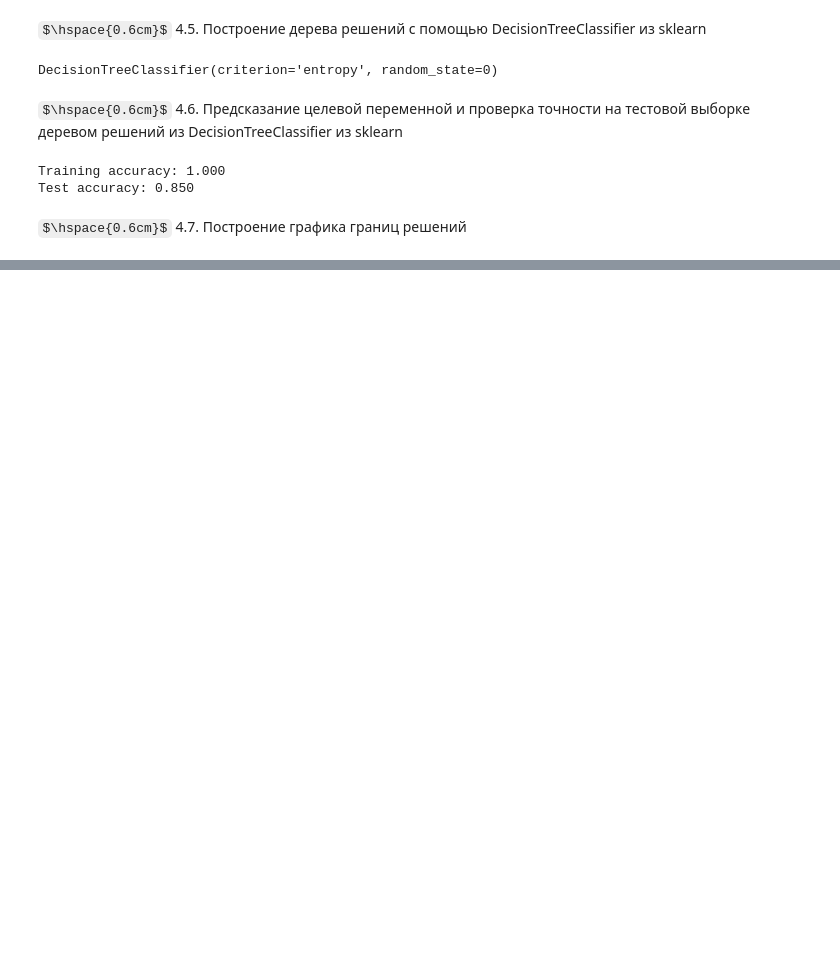
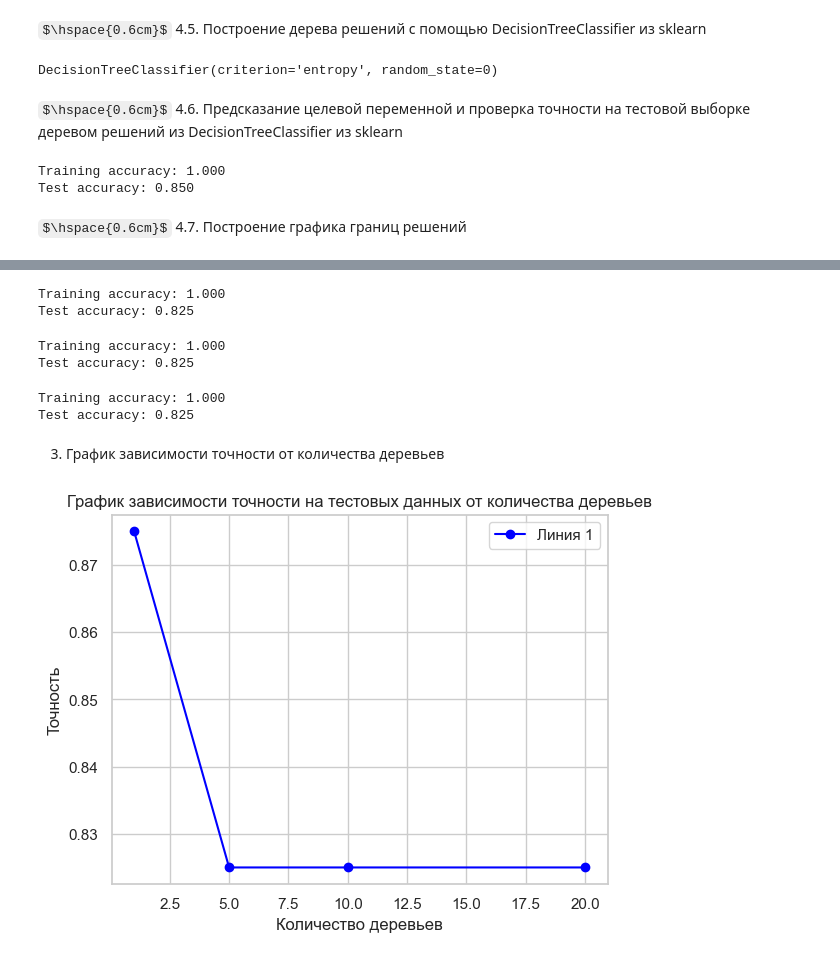
Before and after one commit to troydenys-git/New_MIFI_ML2, a Jupyter notebook: Math trees/Сессионное задание/Сесс. задание. Доп главы ВМ. Троян Д.И.ipynb, the cells around one changed output, grey strips where cells are left out. Cells and saved outputs as stored; diff of their text form; code cells hidden in the pictures; some formulas as TeX source; blank space fills up the shorter version.

```diff
--- a/Math trees/Сессионное задание/Сесс. задание. Доп главы ВМ. Троян Д.И.ipynb
+++ b/Math trees/Сессионное задание/Сесс. задание. Доп главы ВМ. Троян Д.И.ipynb
@@ -345,0 +425,4 @@ $$
+# %%
+trees_5  = bootstrap_forest(X_train, y_train, n_trees=5)
+trees_10 = bootstrap_forest(X_train, y_train, n_trees=10)
+trees_20 = bootstrap_forest(X_train, y_train, n_trees=20)
@@ -345,0 +448,49 @@ $$
+# %%
+y_train_pred_trees_5 = predict_with_voting(trees_5, X_train_bootstrap)
+
+y_test_pred_trees_5 = predict_with_voting(trees_5, X_test)
+
+print('Training accuracy: {:.3f}'.format(metrics.accuracy_score(y_train_bootstrap, y_train_pred_trees_5)))
+print('Test accuracy: {:.3f}'.format(metrics.accuracy_score(y_test, y_test_pred_trees_5)))
+# %% [output]
+Training accuracy: 1.000
+Test accuracy: 0.825
+# %%
+y_train_pred_trees_10 = predict_with_voting(trees_10, X_train_bootstrap)
+
+y_test_pred_trees_10 = predict_with_voting(trees_10, X_test)
+
+print('Training accuracy: {:.3f}'.format(metrics.accuracy_score(y_train_bootstrap, y_train_pred_trees_10)))
+print('Test accuracy: {:.3f}'.format(metrics.accuracy_score(y_test, y_test_pred_trees_10)))
+# %% [output]
+Training accuracy: 1.000
+Test accuracy: 0.825
+# %%
+y_train_pred_trees_20 = predict_with_voting(trees_20, X_train_bootstrap)
+
+y_test_pred_trees_20 = predict_with_voting(trees_20, X_test)
+
+print('Training accuracy: {:.3f}'.format(metrics.accuracy_score(y_train_bootstrap, y_train_pred_trees_20)))
+print('Test accuracy: {:.3f}'.format(metrics.accuracy_score(y_test, y_test_pred_trees_20)))
+# %% [output]
+Training accuracy: 1.000
+Test accuracy: 0.825
+# %% [markdown]
+3. График зависимости точности от количества деревьев
+# %%
+# Создание графика
+trees_count = [len([bootstrap_tree]), len(trees_5), len(trees_10), len(trees_20)]
+accuracy_forest = [metrics.accuracy_score(y_test, y_test_pred), metrics.accuracy_score(y_test, y_test_pred_trees_5), metrics.accuracy_score(y_test, y_test_pred_trees_10), metrics.accuracy_score(y_test, y_test_pred_trees_20)]
+plt.plot(trees_count, accuracy_forest, marker='o', color='blue', label='Линия 1')
+
+# Добавление оформления
+plt.title("График зависимости точности на тестовых данных от количества деревьев")
+plt.xlabel("Количество деревьев")
+plt.ylabel("Точность")
+plt.grid(True) # Сетка
+plt.legend()   # Легенда
+
+# Отображение
+plt.show()
+# %% [output]
+[figure, added]
```
Also changed, not shown: parts of 36 cells of this notebook, 8 other files.
